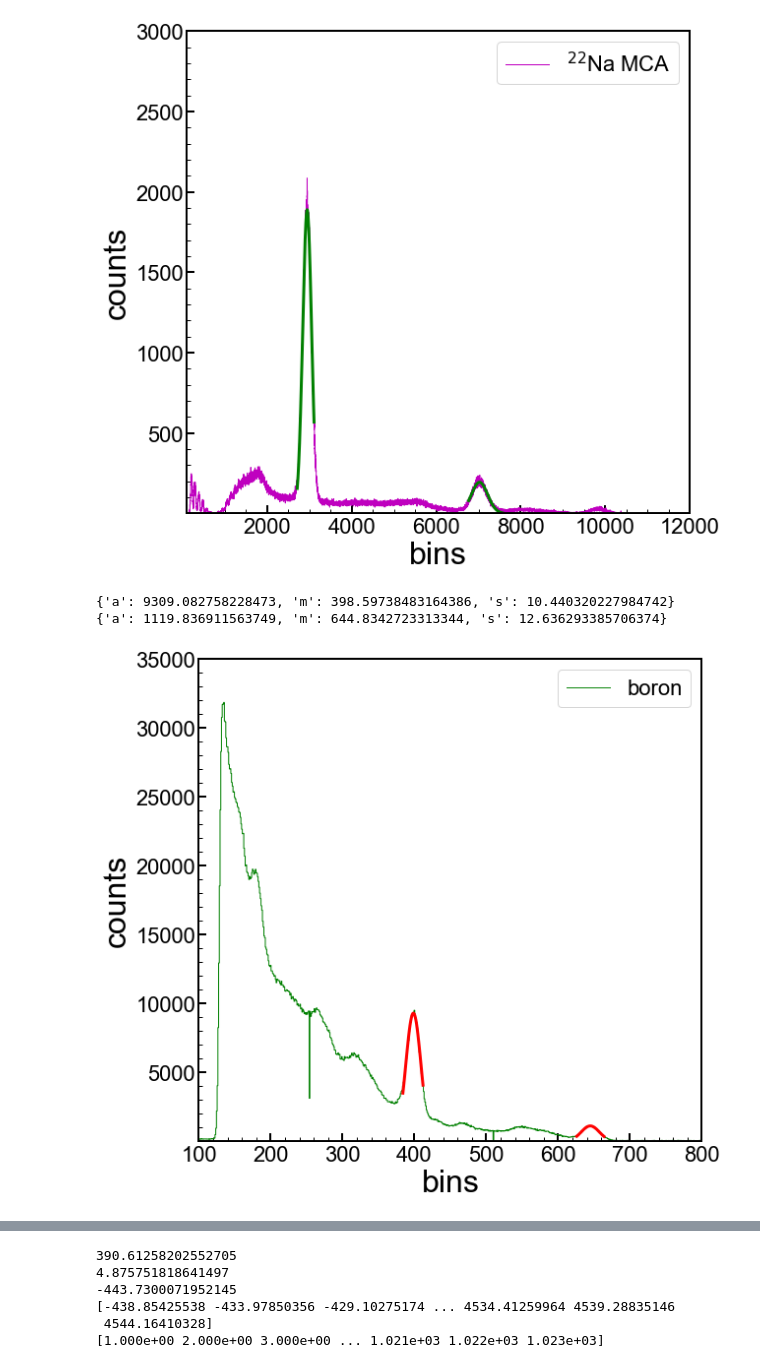
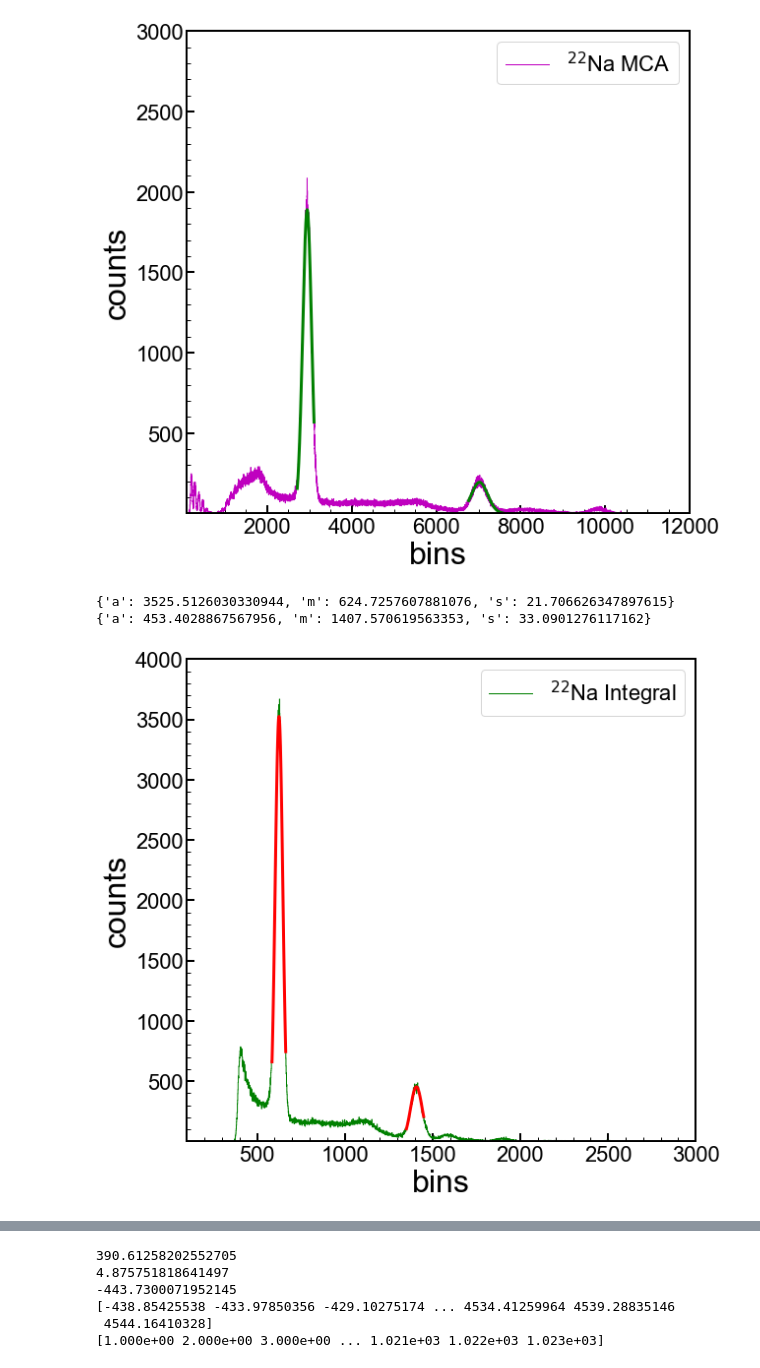
Before and after one commit to villano-lab/Boron-Absorption, a Jupyter notebook: MCA-res/calibration.ipynb, the cells around one changed output, grey strips where cells are left out. Cells and saved outputs as stored; diff of their text form; code cells hidden in the pictures.

```diff
--- a/MCA-res/calibration.ipynb
+++ b/MCA-res/calibration.ipynb
@@ -31,7 +31,7 @@ ax1 = axes
 
 blue = '#118DFA'
 xmin=100
-xmax=16000
+xmax=4000
 stepsize=100
 #ax1.xaxis.set_ticks(np.arange(xmin, xmax, stepsize))
 #ax1.step(bknd_bins,bknd_cnts, where='mid',color='m', linestyle='-', \
@@ -152,25 +152,25 @@ plt.show()
 # %% [output]
 [figure]
 # %%
-interpolated = interp(boron_bins,boron_cnts,k=5)
+interpolated = interp(int_bins,int_cnts,k=5)
 interpolatey = interpolated(fine)
 # %%
-a=398
-arange=15
+a=624
+arange=40
 gauss_params.add('m',value=a,vary=True)
 gauss_params.add('a',value=interpolatey[fine==a][0],vary=True)
-fita_b = gauss_mod.fit(interpolatey[abs(fine - a) < arange],gauss_params,x=fine[abs(fine - a) < arange])
-print(fita_b.best_values)
+fita_int = gauss_mod.fit(interpolatey[abs(fine - a) < arange],gauss_params,x=fine[abs(fine - a) < arange])
+print(fita_int.best_values)
 
-b=645
-brange=20
+b=1400
+brange=50
 gauss_params.add('m',value=b,vary=True)
 gauss_params.add('a',value=interpolatey[fine==b][0],vary=True)
-fitb_b = gauss_mod.fit(interpolatey[abs(fine - b) < brange],gauss_params,x=fine[abs(fine - b) < brange])
-print(fitb_b.best_values)
+fitb_int = gauss_mod.fit(interpolatey[abs(fine - b) < brange],gauss_params,x=fine[abs(fine - b) < brange])
+print(fitb_int.best_values)
 # %% [output]
-{'a': 9309.082758228473, 'm': 398.59738483164386, 's': 10.440320227984742}
-{'a': 1119.836911563749, 'm': 644.8342723313344, 's': 12.636293385706374}
+{'a': 3525.5126030330944, 'm': 624.7257607881076, 's': 21.706626347897615}
+{'a': 453.4028867567956, 'm': 1407.570619563353, 's': 33.0901276117162}
 # %%
 #set up a 1d plot
 fig,axes = plt.subplots(1,1,figsize=(9.0,8.0),sharex=True)
@@ -178,42 +178,42 @@ ax1 = axes
 
 blue = '#118DFA'
 xmin=100
-xmax=800
+xmax=3000
 stepsize=100
 #ax1.xaxis.set_ticks(np.arange(xmin, xmax, stepsize))
 #ax1.step(bknd_bins,bknd_cnts, where='mid',color='m', linestyle='-', \
 #            label='background', linewidth=2)
-ax1.step(boron_bins,boron_cnts,color='g',where='mid', linestyle='-',label='boron', linewidth=1)
-plt.plot(fine[abs(fine - a) < arange],fita_b.best_fit,color='red',linewidth=3)
-plt.plot(fine[abs(fine - b) < brange],fitb_b.best_fit,color='red',linewidth=3)
+ax1.step(int_bins,int_cnts,color='g',where='mid', linestyle='-',label='$^{22}$Na Integral', linewidth=1)
+plt.plot(fine[abs(fine - a) < arange],fita_int.best_fit,color='red',linewidth=3)
+plt.plot(fine[abs(fine - b) < brange],fitb_int.best_fit,color='red',linewidth=3)
 
 
 ymin = 1.0
-ymax = 35000.0
+ymax = 4000.0
 
 
 #ax1.fill_between(bknd_bins,np.zeros(np.shape(bknd_bins)),bknd_cnts,step='mid',facecolor='m',alpha=0.4, \
 #                 label='')
 
 
 
 ax1.set_yscale('linear')
 #ax1.set_yscale('log')
 ax1.set_xlim(xmin, xmax)
 ax1.set_ylim(ymin,ymax)
 ax1.set_xlabel(r'bins')
 ax1.set_ylabel('counts')
 #ax1.grid(True)
 #ax1.yaxis.grid(True,which='minor',linestyle='--')
 ax1.legend(loc=1,prop={'size':22})
 #ax1.legend(bbox_to_anchor=(1.04,1),borderaxespad=0,prop={'size':22})
 
 for axis in ['top','bottom','left','right']:
   ax1.spines[axis].set_linewidth(2)
 
 plt.tight_layout()
 #plt.savefig('paper_figures/MSyieldHist_Figure3a.eps')
 #plt.savefig('paper_figures/MSyieldHist_Figure3a.pdf')
 plt.show()
 # %% [output]
-[figure, old version]
+[figure, new version]
```
Also changed, not shown: parts of 4 cells of this notebook.
